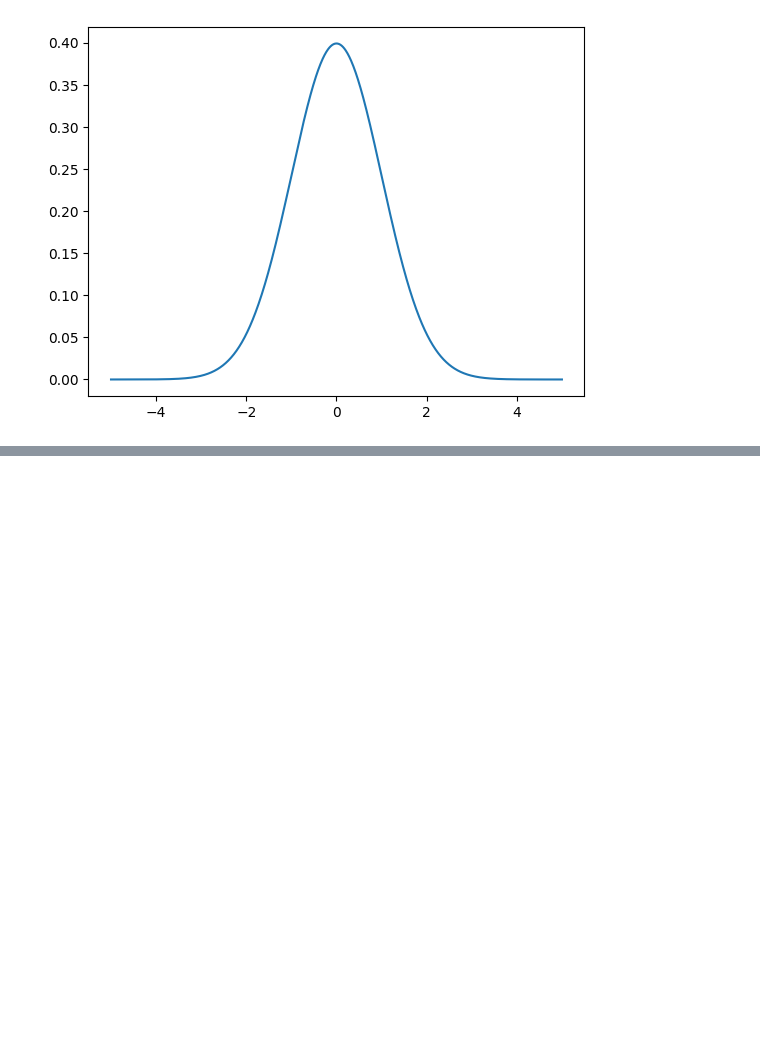
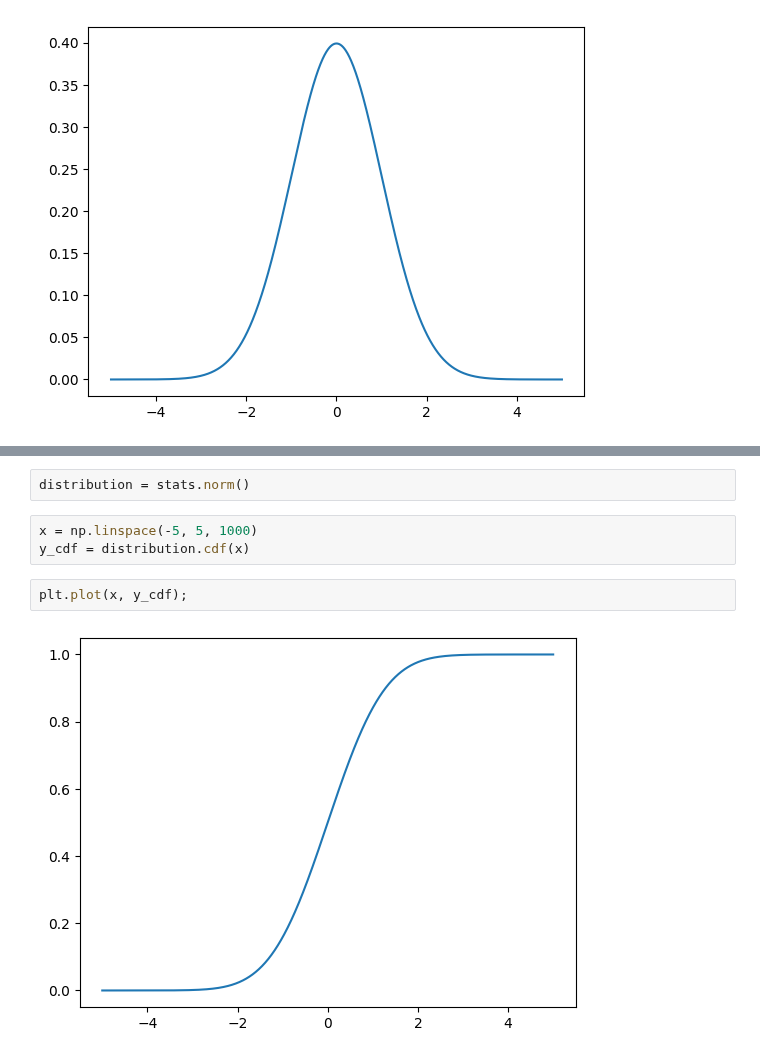
Before and after one commit to ranjan2829/Quant, a Jupyter notebook: Intro_Quant_Finance.ipynb, the cells around one changed output, grey strips where cells are left out. Drawn from its saved outputs; the diff is of its cells as text; blank space fills up the shorter version.

```diff
--- a/Intro_Quant_Finance.ipynb
+++ b/Intro_Quant_Finance.ipynb
@@ -124,0 +183,9 @@ plt.plot(x, y, "-");
+# %%
+distribution = stats.norm()
+# %%
+x = np.linspace(-5, 5, 1000)
+y_cdf = distribution.cdf(x)
+# %%
+plt.plot(x, y_cdf);
+# %% [output]
+[figure, added]
```
Also changed, not shown: parts of 8 cells of this notebook.
